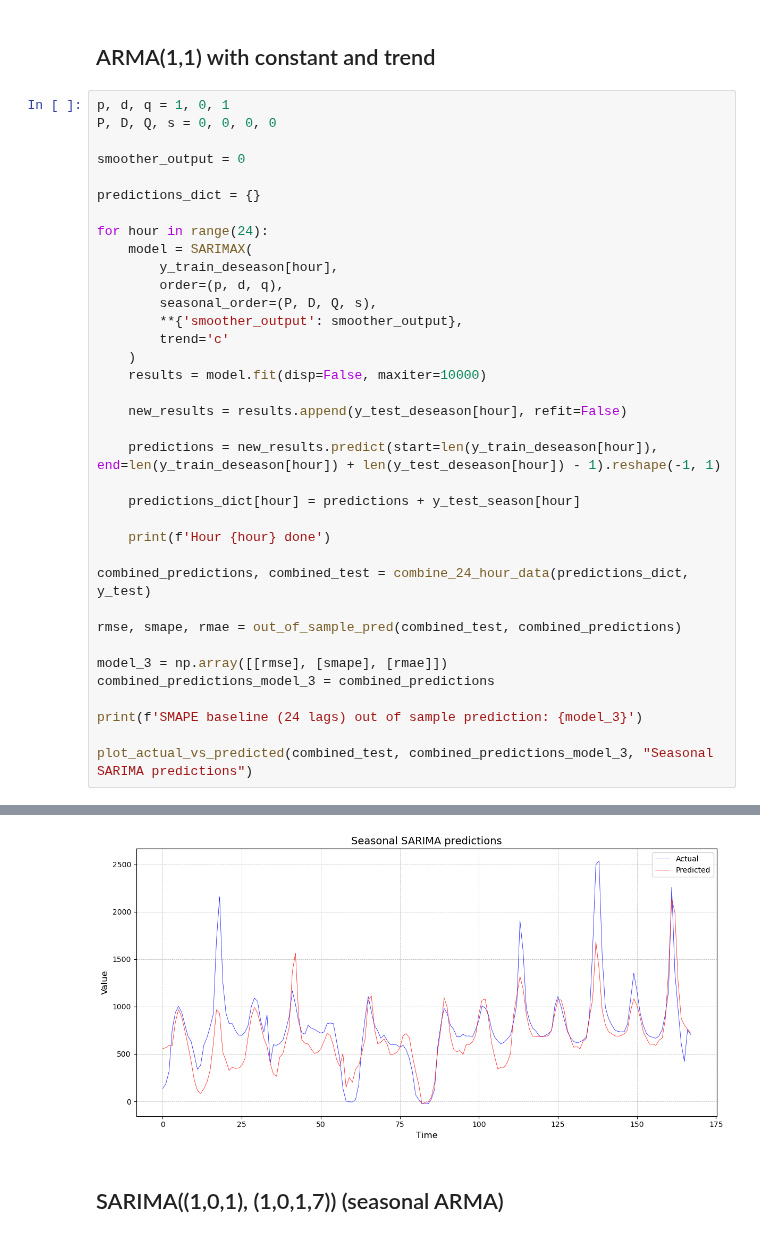
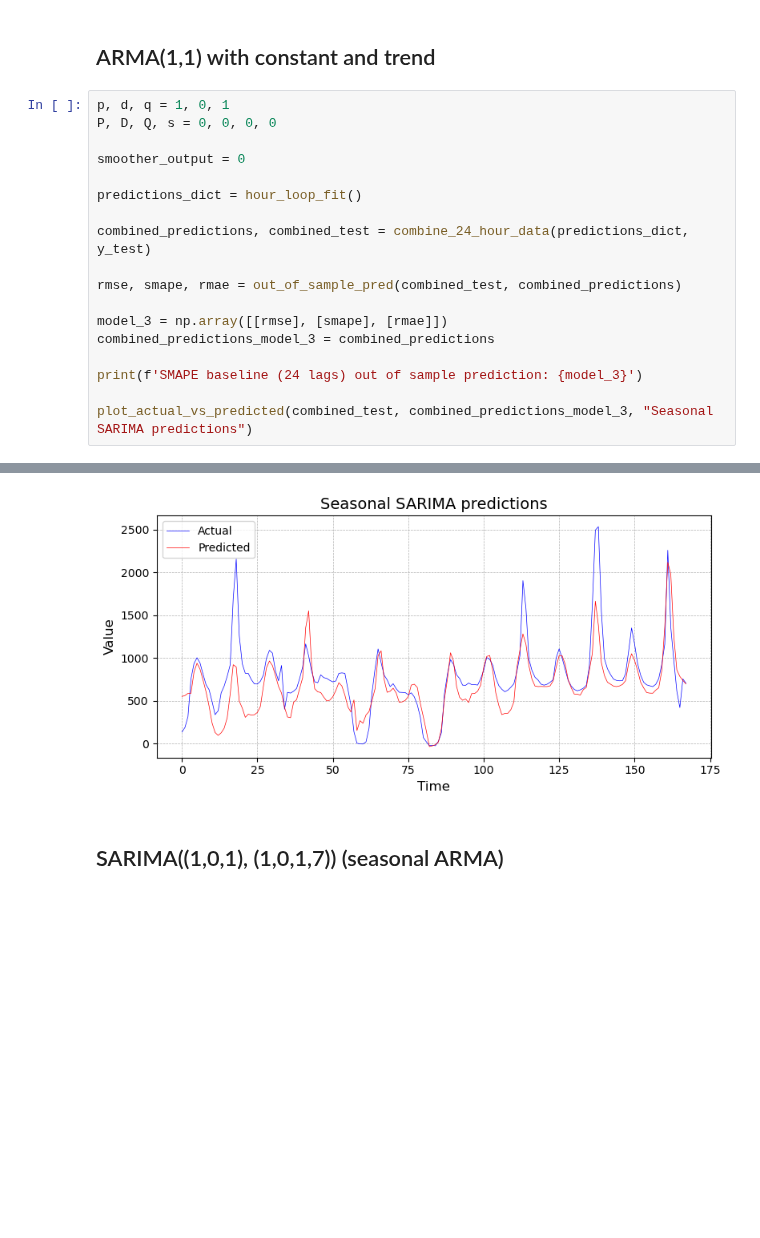
Before and after one commit to peterravn/Seminar-Adv-Finance, a Jupyter notebook: 5.2. SARIMAX Test.ipynb, the cells around one changed output, grey strips where cells are left out. Saved outputs shown, nothing was run; the diff lists cells and outputs as text; blank space fills up the shorter version.

```diff
--- a/5.2. SARIMAX Test.ipynb
+++ b/5.2. SARIMAX Test.ipynb
@@ -121,25 +128,7 @@ P, D, Q, s = 0, 0, 0, 0
 
 smoother_output = 0
 
-predictions_dict = {}
-
-for hour in range(24):
-    model = SARIMAX(
-        y_train_deseason[hour],
-        order=(p, d, q),
-        seasonal_order=(P, D, Q, s),
-        **{'smoother_output': smoother_output},
-        trend='c'
-    )
-    results = model.fit(disp=False, maxiter=10000)
-
-    new_results = results.append(y_test_deseason[hour], refit=False)
-
-    predictions = new_results.predict(start=len(y_train_deseason[hour]), end=len(y_train_deseason[hour]) + len(y_test_deseason[hour]) - 1).reshape(-1, 1)
-
-    predictions_dict[hour] = predictions + y_test_season[hour]
-
-    print(f'Hour {hour} done')
+predictions_dict = hour_loop_fit()
 
 combined_predictions, combined_test = combine_24_hour_data(predictions_dict, y_test)
 
@@ -172,3 +147,3 @@ SMAPE baseline (24 lags) out of sample prediction: [[277.61510938]
-[figure, old version]
+[figure, new version]
 # %% [markdown]
 ## SARIMA((1,0,1), (1,0,1,7)) (seasonal ARMA)
```
Also changed, not shown: parts of 18 cells of this notebook, 19 other files.
